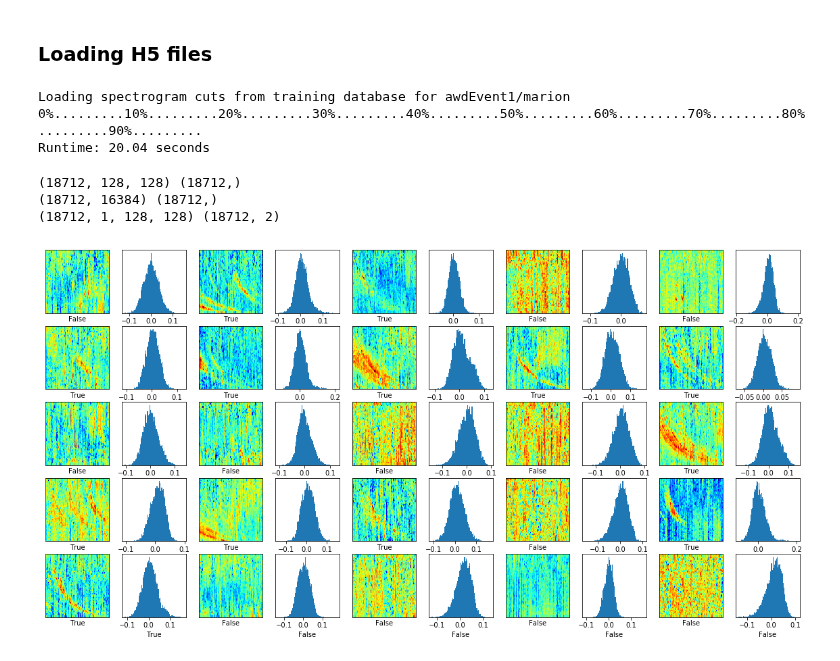
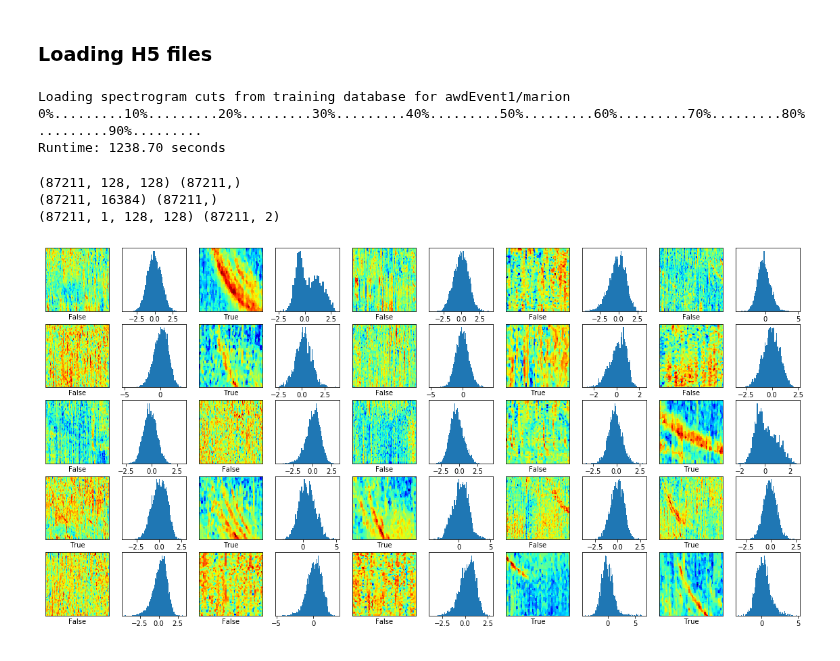
Before and after one commit to Kojey/MSc-whistler-waves-detector, a Jupyter notebook: ipy/experiments/model/conv_net.ipynb, the cells around one changed output. Cells and saved outputs as stored; diff of their text form; code cells hidden in the pictures.

```diff
--- a/ipy/experiments/model/conv_net.ipynb
+++ b/ipy/experiments/model/conv_net.ipynb
@@ -56,27 +57,13 @@ GPUs: ['/job:localhost/replica:0/task:0/device:GPU:0']
 ## Database
 # %% [markdown]
 ### Loading H5 files
-# %%
-# load dataset from every site
-# training_set_1 = 'training_set_'+site+'.h5'
-# training_set_2 = 'training_set_'+site+'_augmented.h5'
-
-# data, pb, evt, f_cut_length, t_cut_length = spectrogram_cuts_db_creation.load_spectrogram_cuts_db(awd_event, site, training_set_1 , verbose=True, noise=True)
-# _data, pb, _evt, f_cut_length, t_cut_length = spectrogram_cuts_db_creation.load_spectrogram_cuts_db(awd_event, site, training_set_2 , verbose=True, noise=True)
-
-# data = np.append(data, _data, axis=0)
-# evt = np.append(evt, _evt, axis=0)
-
-# _data =0
-# _evt = 0
-_data, _evt = load_spectrogram_cuts_h5py(awd_event, site, verbose=True)
-# %% [output]
-Loading spectrogram cuts from training database for awdEvent1/marion
-0%.........10%.........20%.........30%.........40%.........50%.........60%.........70%.........80%.........90%.........
-Runtime: 20.04 seconds
+# %%
+data, evt = load_spectrogram_cuts_h5py(awd_event, site, verbose=True)
+# %% [output]
+Loading spectrogram cuts from training database for awdEvent1/marion
+0%.........10%.........20%.........30%.........40%.........50%.........60%.........70%.........80%.........90%.........
+Runtime: 1238.70 seconds
 # %%
-data = np.copy(_data)
-evt = np.copy(_evt)
 print(data.shape, evt.shape)
 
 # suffle data
@@ -91,10 +78,6 @@ evt = np.array(evt)
 
 data = data.reshape(len(data), parameters.clf_input_width*parameters.clf_input_height)
 print(data.shape, evt.shape)
-
-_data = np.copy(data)
-_evt = np.copy(evt)
-
 
 # scale data
 scaler = preprocessing.StandardScaler().fit(data)
@@ -112,29 +95,25 @@ evt = np_utils.to_categorical(evt)
 
 print(data.shape, evt.shape)
 # %% [output]
-(18712, 128, 128) (18712,)
-(18712, 16384) (18712,)
-(18712, 1, 128, 128) (18712, 2)
+(87211, 128, 128) (87211,)
+(87211, 16384) (87211,)
+(87211, 1, 128, 128) (87211, 2)
 # %%
-_data = _data.reshape((len(_data),parameters.clf_input_depth,
-              parameters.clf_input_width,
-              parameters.clf_input_height))
-_evt = np_utils.to_categorical(_evt)
 plt.figure(figsize=(10*2,10))
 for i in range(0,25*2,2):
-    k = np.random.randint(len(_data))
+    k = np.random.randint(len(data))
     plt.subplot(5,5*2,i+1)
     plt.xticks([])
     plt.yticks([])
     plt.grid(False)
-    plt.pcolormesh(_data[k][0], cmap='jet')
-    plt.xlabel(np.bool_(evt[k][1]))
+    plt.pcolormesh(data[i][0], cmap='jet')
+    plt.xlabel(np.bool_(evt[i][1]))
     plt.subplot(5,5*2,i+2)
     plt.yticks([])
     plt.grid(False)
-    plt.hist(_data[k][0].flatten(), bins='auto')
-    plt.xlabel(np.bool_(evt[k][1]))
+    plt.hist(data[i][0].flatten(), bins='auto')
+#     plt.xlabel(np.bool_(evt[i][1]))
 #     spectrogram_plot(data[k][0])
 plt.show()
 # %% [output]
-[figure, old version]
+[figure, new version]
```
Also changed, not shown: parts of 12 cells of this notebook, 10 other files.
